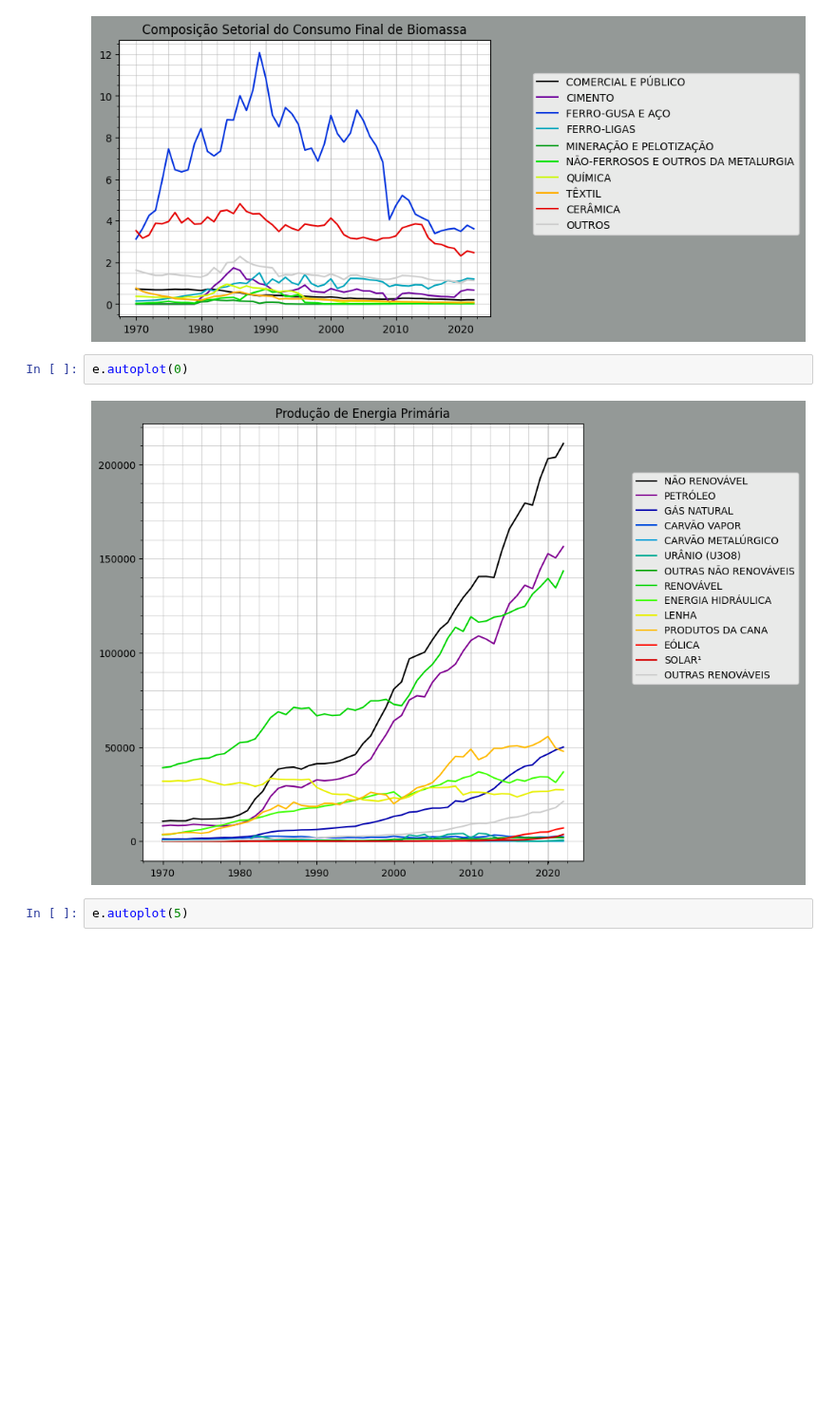
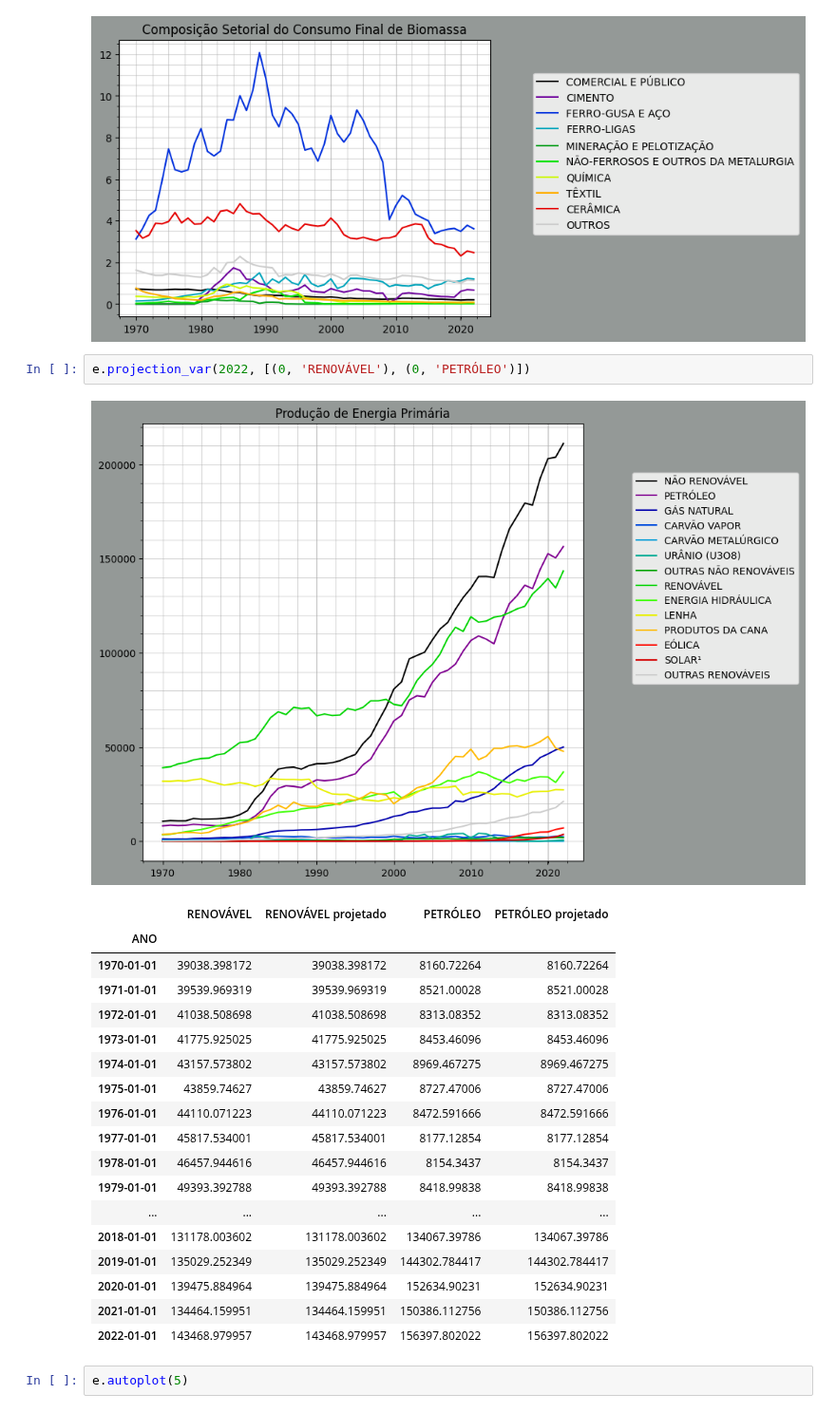
Before and after one commit to scrrpfv/projeto-ip, a Jupyter notebook: Analises/testes.ipynb, the cells around one changed output. Shown at 95% size. Cells and saved outputs as stored; diff of their text form; blank space fills up the shorter version.

```diff
--- a/Analises/testes.ipynb
+++ b/Analises/testes.ipynb
@@ -20,10 +20,28 @@ e.autoplot(14, n=10)
 # %% [output]
 Produção_de_Energia_Primária | Produção_de_Energia_Primária_% | Oferta_Interna_de_Energia | Oferta_Interna_de_Energia_% | Consumo_Final_por_Fonte | Consumo_Final_por_Fonte_% | Consumo_Final_por_Setor  ...
 [figure]
-# %%
-e.autoplot(0)
-# %% [output]
-[figure, removed]
+# %%
+e.projection_var(2022, [(0, 'RENOVÁVEL'), (0, 'PETRÓLEO')])
+# %% [output]
+[figure, added]
+|  | RENOVÁVEL | RENOVÁVEL projetado | PETRÓLEO | PETRÓLEO projetado |
+| ANO |  |  |  |  |
+| 1970-01-01 | 39038.398172 | 39038.398172 | 8160.72264 | 8160.72264 |
+| 1971-01-01 | 39539.969319 | 39539.969319 | 8521.00028 | 8521.00028 |
+| 1972-01-01 | 41038.508698 | 41038.508698 | 8313.08352 | 8313.08352 |
+| 1973-01-01 | 41775.925025 | 41775.925025 | 8453.46096 | 8453.46096 |
+| 1974-01-01 | 43157.573802 | 43157.573802 | 8969.467275 | 8969.467275 |
+| 1975-01-01 | 43859.74627 | 43859.74627 | 8727.47006 | 8727.47006 |
+| 1976-01-01 | 44110.071223 | 44110.071223 | 8472.591666 | 8472.591666 |
+| 1977-01-01 | 45817.534001 | 45817.534001 | 8177.12854 | 8177.12854 |
+| 1978-01-01 | 46457.944616 | 46457.944616 | 8154.3437 | 8154.3437 |
+| 1979-01-01 | 49393.392788 | 49393.392788 | 8418.99838 | 8418.99838 |
+| ... | ... | ... | ... | ... |
+| 2018-01-01 | 131178.003602 | 131178.003602 | 134067.39786 | 134067.39786 |
+| 2019-01-01 | 135029.252349 | 135029.252349 | 144302.784417 | 144302.784417 |
+| 2020-01-01 | 139475.884964 | 139475.884964 | 152634.90231 | 152634.90231 |
+| 2021-01-01 | 134464.159951 | 134464.159951 | 150386.112756 | 150386.112756 |
+| 2022-01-01 | 143468.979957 | 143468.979957 | 156397.802022 | 156397.802022 |
 # %%
 e.autoplot(5)
 # %% [output]
```
Also changed, not shown: 1 other file.
